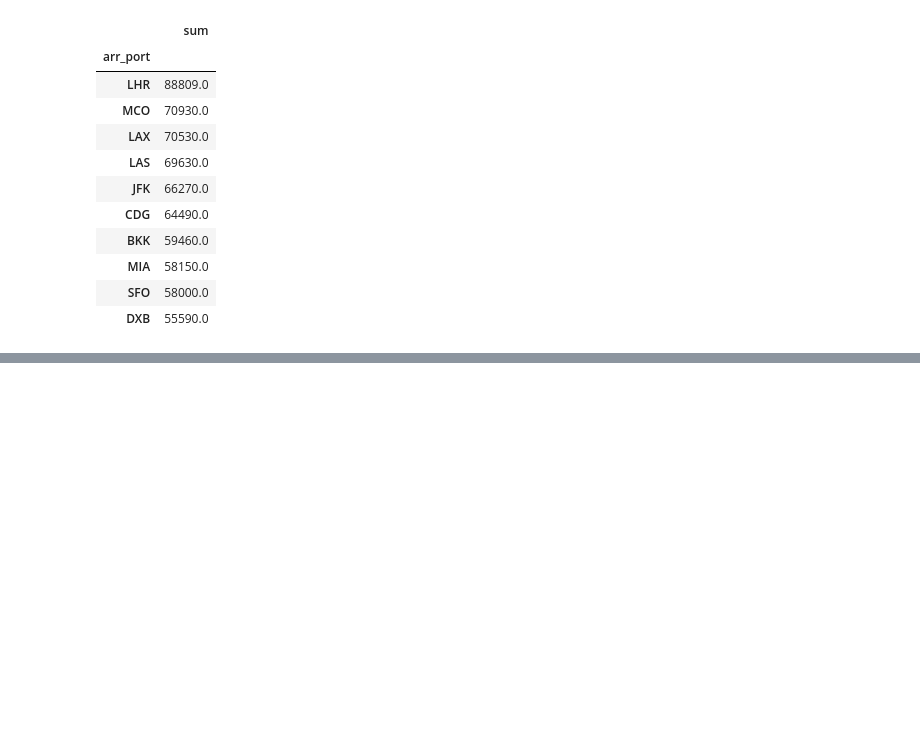
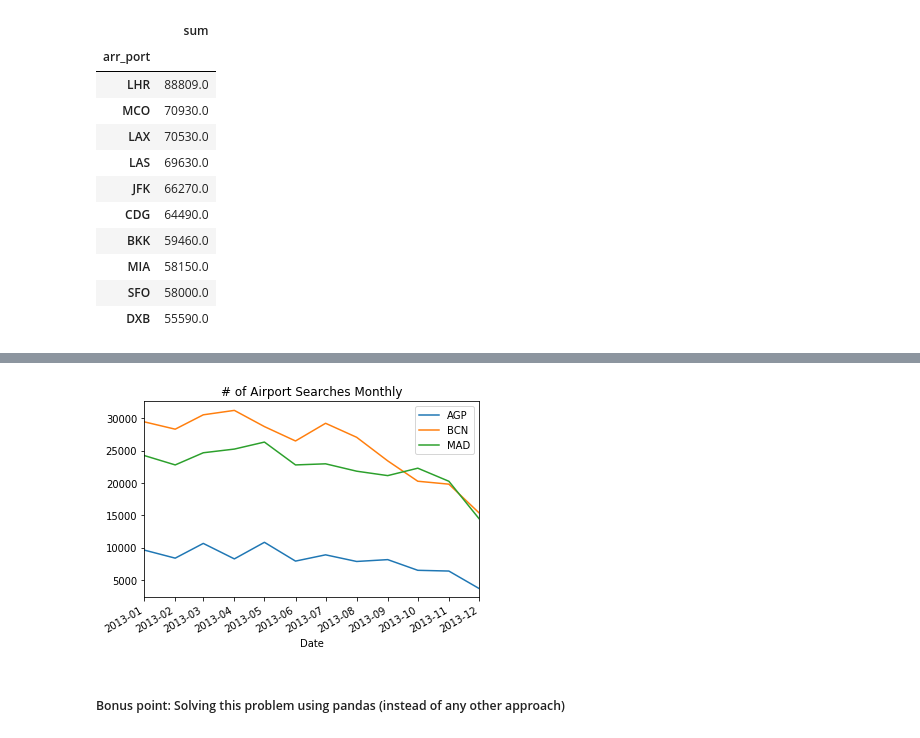
Before and after one commit to eminavci/TravelIntTest, a Jupyter notebook: Untitled.ipynb, the cells around one changed output, grey strips where cells are left out. Saved outputs shown, nothing was run; the diff lists cells and outputs as text; code cells hidden in the pictures; blank space fills up the shorter version.

Commit message:
Exercise 2 lambda expr error fixed, Exercise 3 completed

```diff
--- a/Untitled.ipynb
+++ b/Untitled.ipynb
@@ -116,0 +159,5 @@ agg.sort_values('sum', ascending=False).head(10)
+# %%
+dfSearches = searchesFile.map(lambda l: l.split("^"))
+header = dfSearches.first() #extract header
+# in some rows, the data is not complete, so I am removing them for now
+dfSearchesPipeLine = dfSearches.filter(lambda x :  x != header and len(x) == 45).filter(lambda x : str(x[6]) in aiportss).map(lambda x : ( dt.strptime(str(x[0]), '%Y-%m-%d') , str(x[6]).strip()))
@@ -116,0 +169,4 @@ agg.sort_values('sum', ascending=False).head(10)
+# %%
+searchedGroupedRDD = dfSearchesPipeLine.groupBy(lambda x : (x[0].year, x[0].month, x[1])).map(lambda x : (dt.strptime(str(x[0][0]) + "-" + str(x[0][1]) + "-01", "%Y-%m-%d"), x[0][2], len(list(x[1]))))
+# %%
+searchesFinalDF = searchedGroupedRDD.toDF(["Date", "Destination", "Montly_search"])
@@ -116,0 +186,19 @@ agg.sort_values('sum', ascending=False).head(10)
+# %%
+import matplotlib.pyplot as plt
+def obtainMonthlySearchPlt(dff):
+    fig, ax = plt.subplots()
+    labels = []
+
+    for key, grp in dff.groupby(['Destination']):
+        ax = grp.plot(ax=ax, kind='line', x='Date', y='Montly_search')
+        labels.append(key)
+    lines, _ = ax.get_legend_handles_labels()
+    ax.legend(lines, labels, loc='best')
+    plt.title('# of Airport Searches Monthly')
+    return plt
+# %%
+obtainMonthlySearchPlt(searchesFinalDF.toPandas()).show()
+# %% [output]
+[figure, added]
+# %% [markdown]
+##### Bonus point: Solving this problem using pandas (instead of any other approach)
```
Also changed, not shown: parts of 26 cells of this notebook, 1 other file.
